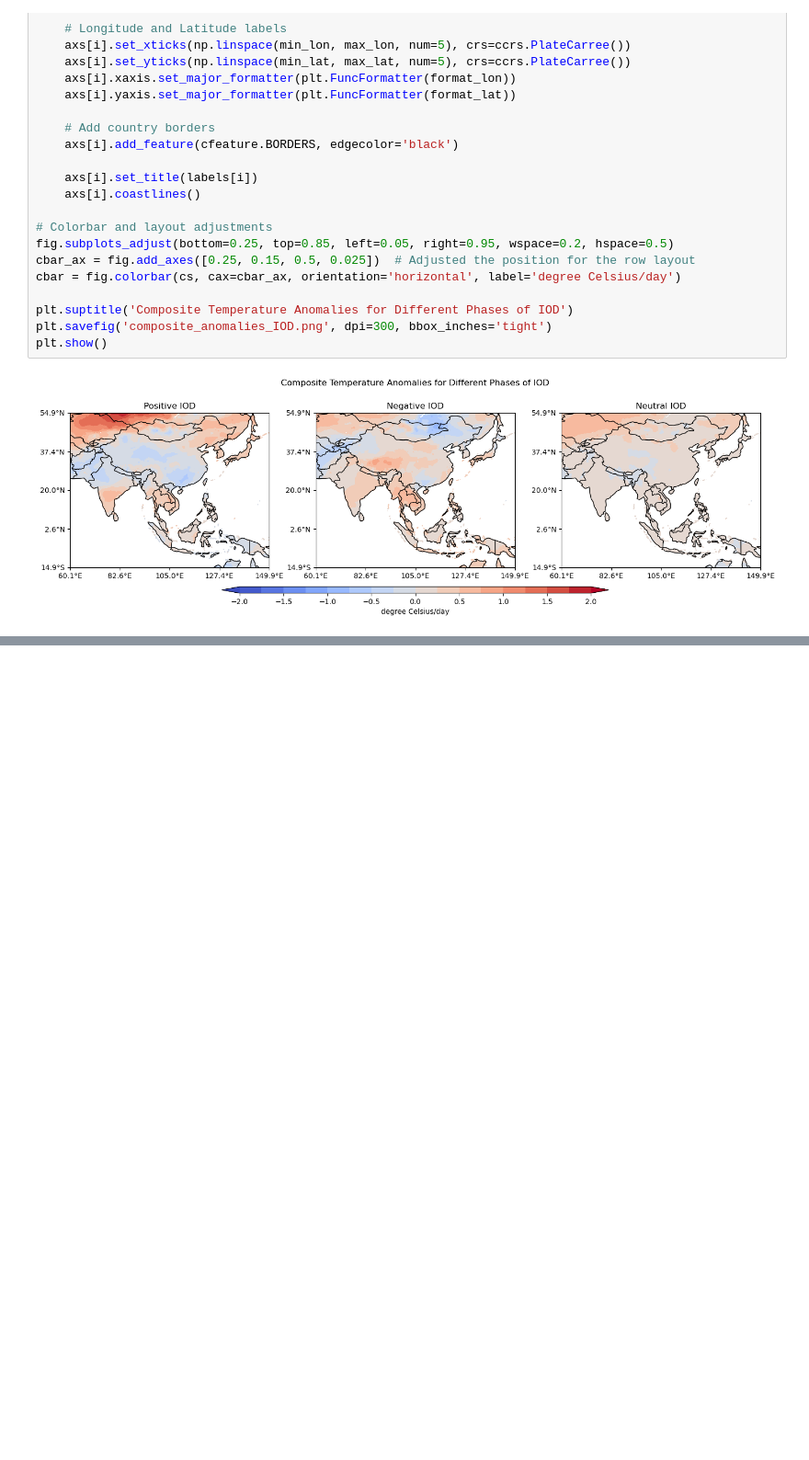
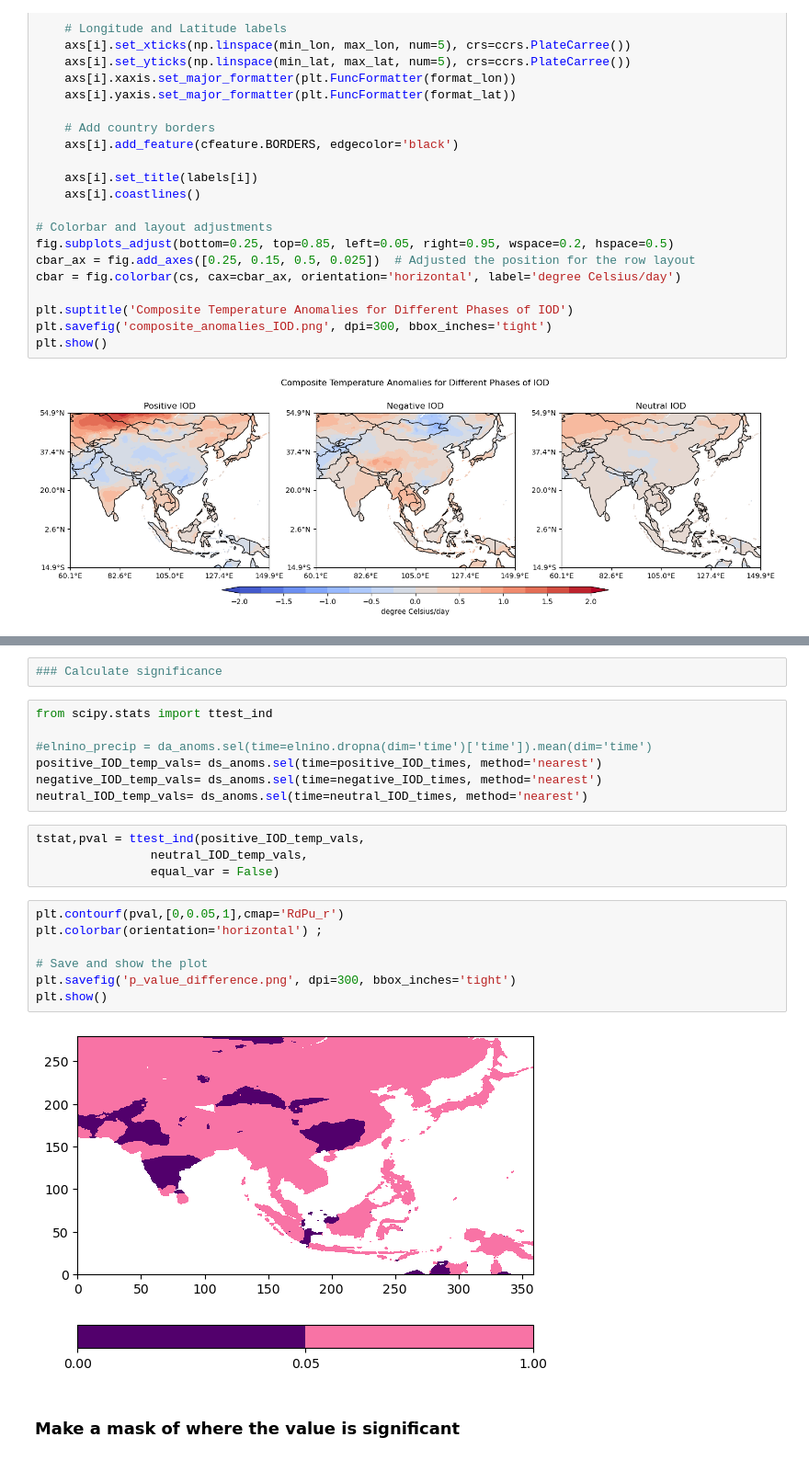
Before and after one commit to shammun/clim_680_hw, a Jupyter notebook: HW3_New.ipynb, the cells around one changed output, grey strips where cells are left out. Shown at 92% size. Drawn from its saved outputs; the diff is of its cells as text; blank space fills up the shorter version.

```diff
--- a/HW3_New.ipynb
+++ b/HW3_New.ipynb
@@ -654,0 +824,24 @@ plt.show()
+# %%
+### Calculate significance
+# %%
+from scipy.stats import ttest_ind
+
+#elnino_precip = da_anoms.sel(time=elnino.dropna(dim='time')['time']).mean(dim='time')
+positive_IOD_temp_vals= ds_anoms.sel(time=positive_IOD_times, method='nearest')
+negative_IOD_temp_vals= ds_anoms.sel(time=negative_IOD_times, method='nearest')
+neutral_IOD_temp_vals= ds_anoms.sel(time=neutral_IOD_times, method='nearest')
+# %%
+tstat,pval = ttest_ind(positive_IOD_temp_vals,
+                neutral_IOD_temp_vals,
+                equal_var = False)
+# %%
+plt.contourf(pval,[0,0.05,1],cmap='RdPu_r')
+plt.colorbar(orientation='horizontal') ;
+
+# Save and show the plot
+plt.savefig('p_value_difference.png', dpi=300, bbox_inches='tight')
+plt.show()
+# %% [output]
+[figure, added]
+# %% [markdown]
+### Make a mask of where the value is significant
```
Also changed, not shown: parts of 52 cells of this notebook, 1 other file.
